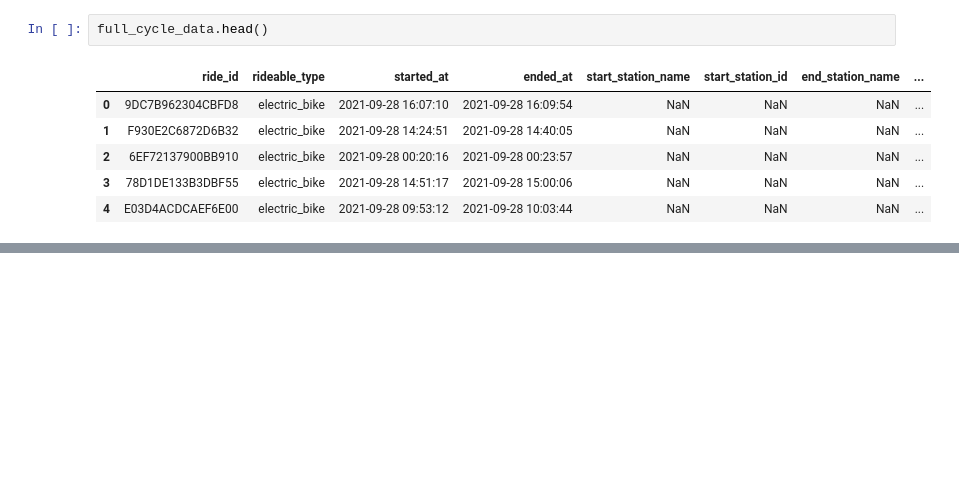
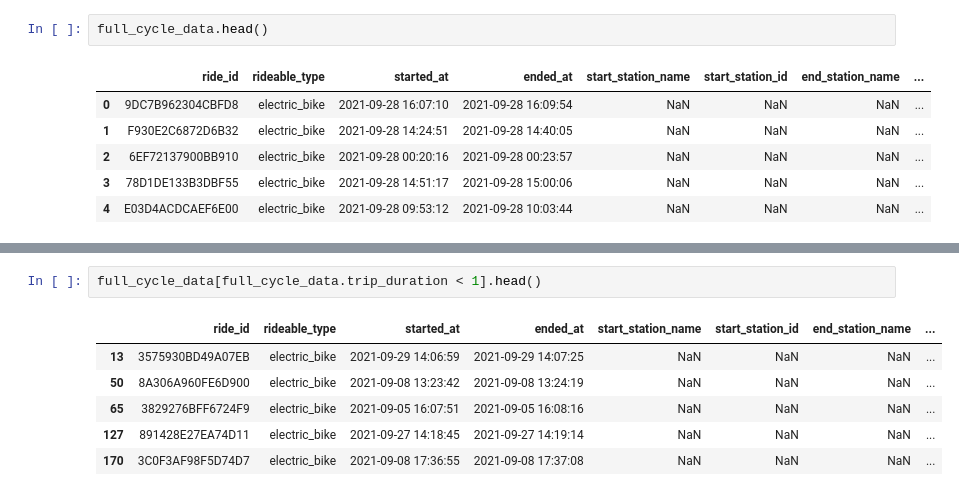
Before and after one commit to devhmac/Chicago_Bike_share_analysis, a Jupyter notebook: chicago_bike_share_analysis.ipynb, the cells around one changed output, grey strips where cells are left out. Drawn from its saved outputs; the diff is of its cells as text; blank space fills up the shorter version.

```diff
--- a/chicago_bike_share_analysis.ipynb
+++ b/chicago_bike_share_analysis.ipynb
@@ -89,0 +118,9 @@ KernelInterrupted: Execution interrupted by the Jupyter kernel.
+# %%
+full_cycle_data[full_cycle_data.trip_duration < 1].head()
+# %% [output]
+|  | ride_id | rideable_type | started_at | ended_at | start_station_name | start_station_id | end_station_name | ... |
+| 13 | 3575930BD49A07EB | electric_bike | 2021-09-29 14:06:59 | 2021-09-29 14:07:25 | NaN | NaN | NaN | ... |
+| 50 | 8A306A960FE6D900 | electric_bike | 2021-09-08 13:23:42 | 2021-09-08 13:24:19 | NaN | NaN | NaN | ... |
+| 65 | 3829276BFF6724F9 | electric_bike | 2021-09-05 16:07:51 | 2021-09-05 16:08:16 | NaN | NaN | NaN | ... |
+| 127 | 891428E27EA74D11 | electric_bike | 2021-09-27 14:18:45 | 2021-09-27 14:19:14 | NaN | NaN | NaN | ... |
+| 170 | 3C0F3AF98F5D74D7 | electric_bike | 2021-09-08 17:36:55 | 2021-09-08 17:37:08 | NaN | NaN | NaN | ... |
```
Also changed, not shown: parts of 12 cells of this notebook.
